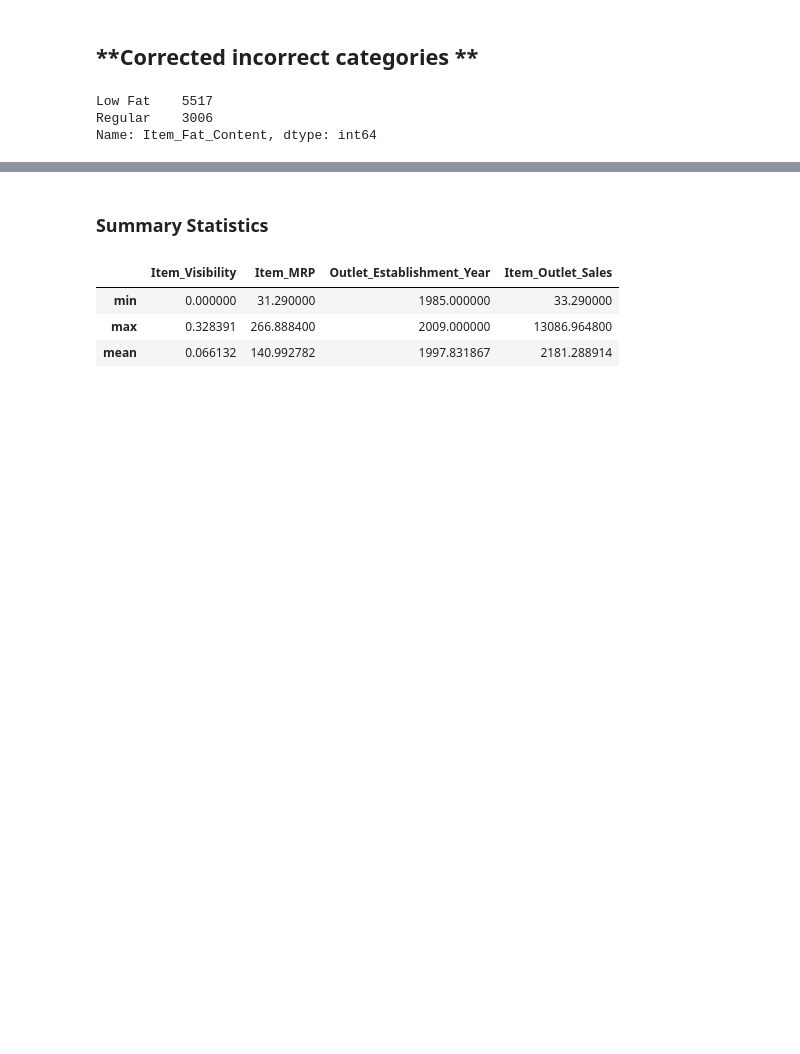
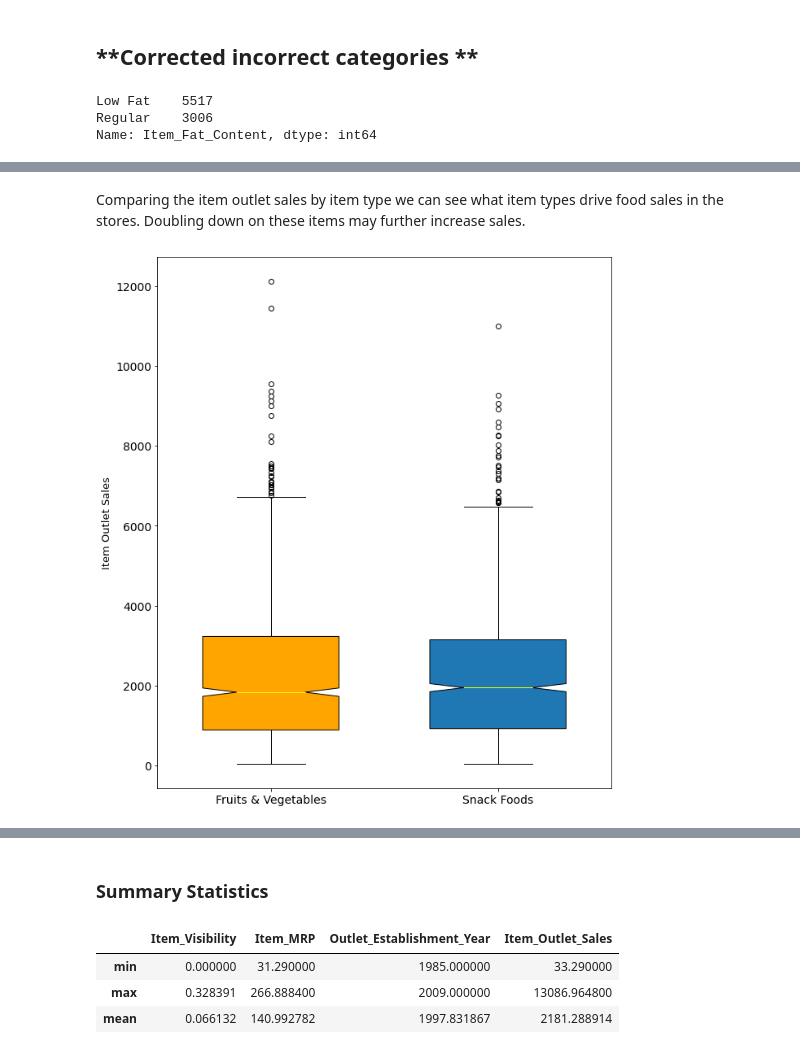
Before and after one commit to jeangarcia77/sales-predictions, a Jupyter notebook: Food_Sales_Predictions.ipynb, the cells around one changed output, grey strips where cells are left out. Saved outputs shown, nothing was run; the diff lists cells and outputs as text; code cells hidden in the pictures; blank space fills up the shorter version.

```diff
--- a/Food_Sales_Predictions.ipynb
+++ b/Food_Sales_Predictions.ipynb
@@ -112,0 +172,24 @@ Name: Outlet_Size, dtype: int64
+# %% [markdown]
+Comparing the item outlet sales by item type we can see what item types drive food sales in the stores. Doubling down on these items may further increase sales.
+# %%
+
+# Creating boxplots
+FruitsVeg = df.loc[df['Item_Type']=='Fruits & Vegetables','Item_Outlet_Sales']
+SnackFoods = df.loc[df['Item_Type']=='Snack Foods','Item_Outlet_Sales']
+fig, axes = plt.subplots(nrows = 1, ncols = 1, figsize = (10,12))
+boxplots = axes.boxplot([FruitsVeg, SnackFoods],
+
+            notch = True,
+            labels = ['Fruits & Vegetables', 'Snack Foods'],
+            widths = .6,
+            patch_artist = True,
+            medianprops = dict(linestyle = '-', color = 'yellow'))
+
+boxplot1 = boxplots['boxes'][0]
+boxplot1.set_facecolor('orange')
+
+plt.ylabel('Item Outlet Sales', fontsize = 13);
+plt.xticks(fontsize = 14);
+plt.yticks(fontsize = 14);
+# %% [output]
+[figure, added]
```
Also changed, not shown: parts of 13 cells of this notebook.
